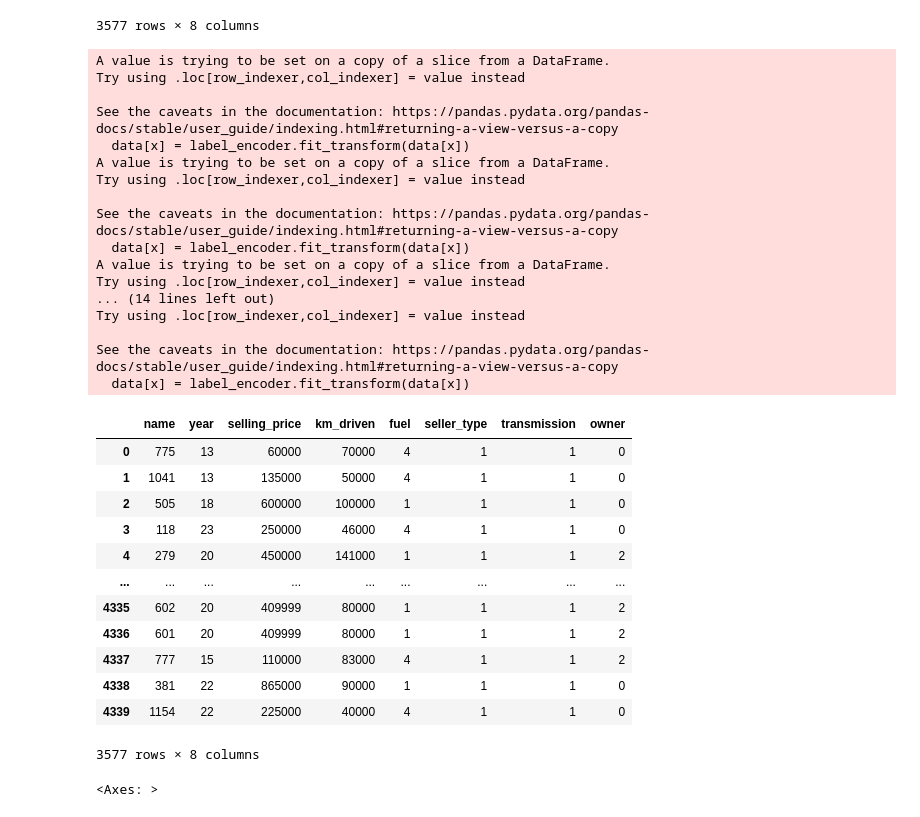
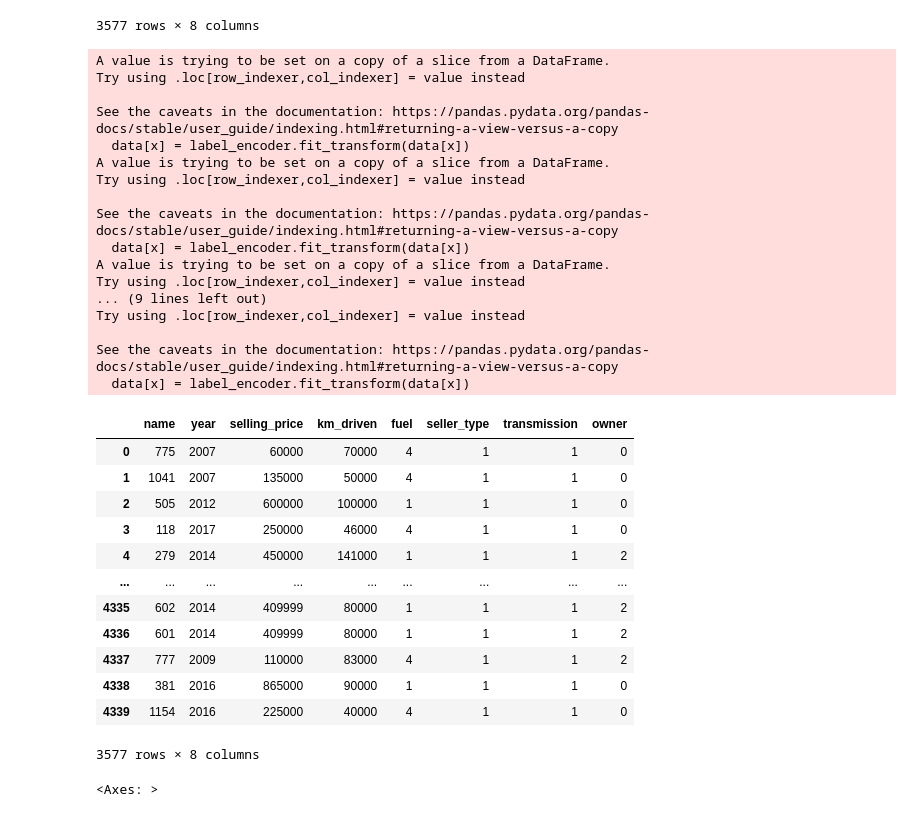
Before and after one commit to hendrimardani/fundamental_data_analyst_vehicle_dataset, a Jupyter notebook: vehicle_dataset.ipynb, the cells around one changed output. Saved outputs shown, nothing was run; the diff lists cells and outputs as text; code cells hidden in the pictures.

```diff
--- a/vehicle_dataset.ipynb
+++ b/vehicle_dataset.ipynb
@@ -217,41 +226,41 @@ data
 # %%
 # Label Encoding pada fitur untuk melihat korelasi pada dataset dan melakukan penghapusan outlier
 # Hasilnya misal pada fitur owner akan menghasilkan 0 itu berarti 0 adalah first owner dan 2 adalah second owner dan begitupun seterusnya
-list_columns = ['name', 'year', 'fuel', 'seller_type', 'transmission', 'owner']
+list_columns = ['name', 'fuel', 'seller_type', 'transmission', 'owner']
 for x in list_columns:
     label_encoder = LabelEncoder()
     data[x] = label_encoder.fit_transform(data[x])
 data
 # %% [output]
 A value is trying to be set on a copy of a slice from a DataFrame.
 Try using .loc[row_indexer,col_indexer] = value instead
 
 See the caveats in the documentation: https://pandas.pydata.org/pandas-docs/stable/user_guide/indexing.html#returning-a-view-versus-a-copy
   data[x] = label_encoder.fit_transform(data[x])
 A value is trying to be set on a copy of a slice from a DataFrame.
 Try using .loc[row_indexer,col_indexer] = value instead
 
 See the caveats in the documentation: https://pandas.pydata.org/pandas-docs/stable/user_guide/indexing.html#returning-a-view-versus-a-copy
   data[x] = label_encoder.fit_transform(data[x])
 A value is trying to be set on a copy of a slice from a DataFrame.
 Try using .loc[row_indexer,col_indexer] = value instead
-... (14 lines left out)
+... (9 lines left out)
 Try using .loc[row_indexer,col_indexer] = value instead
 
 See the caveats in the documentation: https://pandas.pydata.org/pandas-docs/stable/user_guide/indexing.html#returning-a-view-versus-a-copy
   data[x] = label_encoder.fit_transform(data[x])
 |  | name | year | selling_price | km_driven | fuel | seller_type | transmission | owner |
-| 0 | 775 | 13 | 60000 | 70000 | 4 | 1 | 1 | 0 |
-| 1 | 1041 | 13 | 135000 | 50000 | 4 | 1 | 1 | 0 |
-| 2 | 505 | 18 | 600000 | 100000 | 1 | 1 | 1 | 0 |
-| 3 | 118 | 23 | 250000 | 46000 | 4 | 1 | 1 | 0 |
-| 4 | 279 | 20 | 450000 | 141000 | 1 | 1 | 1 | 2 |
+| 0 | 775 | 2007 | 60000 | 70000 | 4 | 1 | 1 | 0 |
+| 1 | 1041 | 2007 | 135000 | 50000 | 4 | 1 | 1 | 0 |
+| 2 | 505 | 2012 | 600000 | 100000 | 1 | 1 | 1 | 0 |
+| 3 | 118 | 2017 | 250000 | 46000 | 4 | 1 | 1 | 0 |
+| 4 | 279 | 2014 | 450000 | 141000 | 1 | 1 | 1 | 2 |
 | ... | ... | ... | ... | ... | ... | ... | ... | ... |
-| 4335 | 602 | 20 | 409999 | 80000 | 1 | 1 | 1 | 2 |
-| 4336 | 601 | 20 | 409999 | 80000 | 1 | 1 | 1 | 2 |
-| 4337 | 777 | 15 | 110000 | 83000 | 4 | 1 | 1 | 2 |
-| 4338 | 381 | 22 | 865000 | 90000 | 1 | 1 | 1 | 0 |
-| 4339 | 1154 | 22 | 225000 | 40000 | 4 | 1 | 1 | 0 |
+| 4335 | 602 | 2014 | 409999 | 80000 | 1 | 1 | 1 | 2 |
+| 4336 | 601 | 2014 | 409999 | 80000 | 1 | 1 | 1 | 2 |
+| 4337 | 777 | 2009 | 110000 | 83000 | 4 | 1 | 1 | 2 |
+| 4338 | 381 | 2016 | 865000 | 90000 | 1 | 1 | 1 | 0 |
+| 4339 | 1154 | 2016 | 225000 | 40000 | 4 | 1 | 1 | 0 |
 3577 rows × 8 columns
 # %%
 # Menampilkan fitur-fitur yang berkorelasi
```
Also changed, not shown: parts of 17 cells of this notebook.
